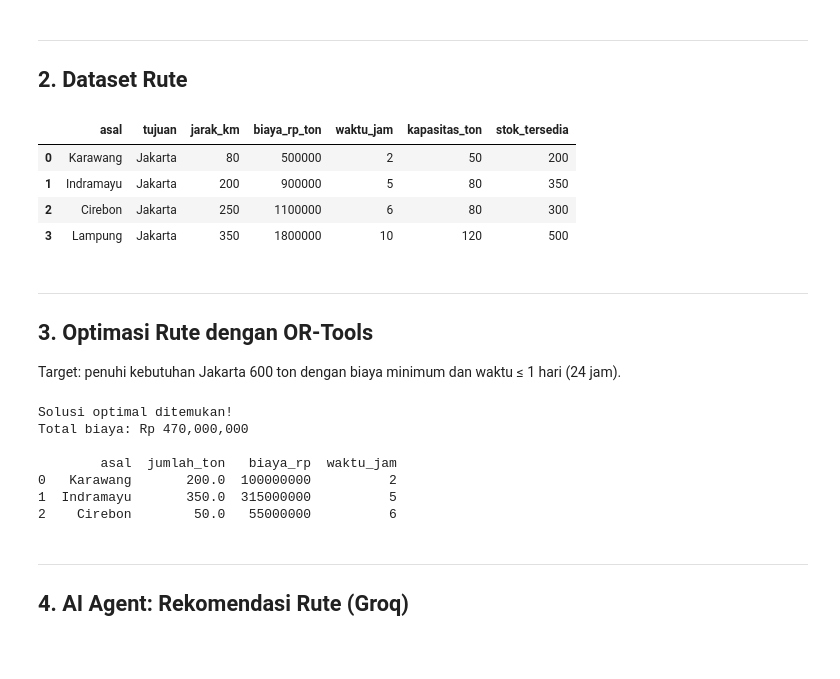
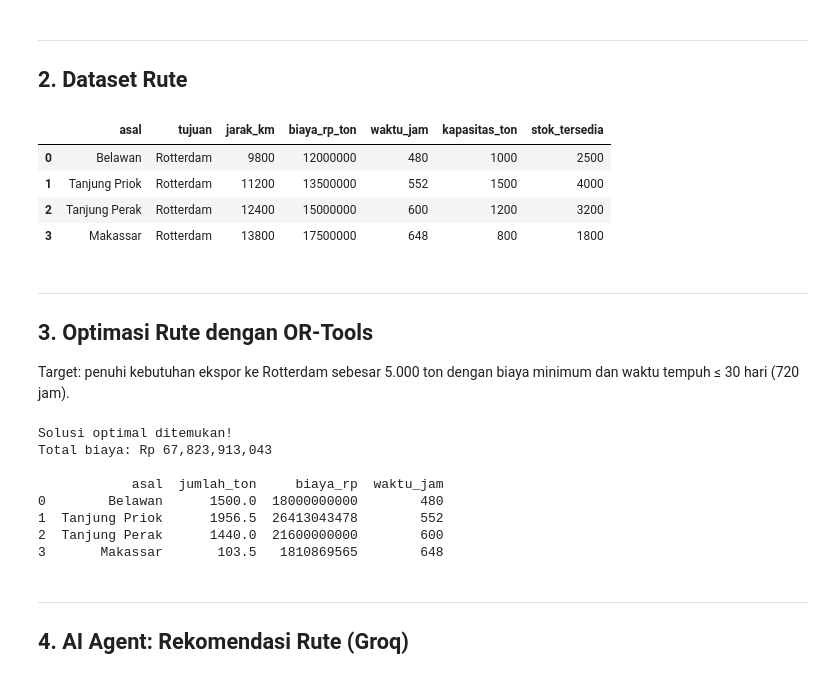
Before and after one commit to isalgi/ds-101, a Jupyter notebook: pertemuan-14.ipynb, the cells around one changed output. Cells and saved outputs as stored; diff of their text form; code cells hidden in the pictures; blank space fills up the shorter version.

```diff
--- a/pertemuan-14.ipynb
+++ b/pertemuan-14.ipynb
@@ -31,40 +31,40 @@ Note: you may need to restart the kernel to use updated packages.
 # %% [markdown]
 ---
 ## 2. Dataset Rute
-# %%
-import pandas as pd
-
-rute = pd.DataFrame({
-    'asal':          ['Karawang', 'Indramayu', 'Cirebon', 'Lampung'],
-    'tujuan':        ['Jakarta'] * 4,
-    'jarak_km':      [80,         200,         250,        350],
-    'biaya_rp_ton':  [500000,     900000,      1100000,    1800000],
-    'waktu_jam':     [2,          5,           6,          10],
-    'kapasitas_ton': [50,         80,          80,         120],
-    'stok_tersedia': [200,        350,         300,        500],   # ton
-})
-
-rute
-# %% [output]
-|  | asal | tujuan | jarak_km | biaya_rp_ton | waktu_jam | kapasitas_ton | stok_tersedia |
-| 0 | Karawang | Jakarta | 80 | 500000 | 2 | 50 | 200 |
-| 1 | Indramayu | Jakarta | 200 | 900000 | 5 | 80 | 350 |
-| 2 | Cirebon | Jakarta | 250 | 1100000 | 6 | 80 | 300 |
-| 3 | Lampung | Jakarta | 350 | 1800000 | 10 | 120 | 500 |
+# %%
+import pandas as pd
+
+rute = pd.DataFrame({
+    'asal':          ['Belawan', 'Tanjung Priok', 'Tanjung Perak', 'Makassar'],
+    'tujuan':        ['Rotterdam'] * 4,
+    'jarak_km':      [9800,       11200,           12400,           13800],
+    'biaya_rp_ton':  [12000000,   13500000,        15000000,        17500000],
+    'waktu_jam':     [480,        552,             600,             648],
+    'kapasitas_ton': [1000,       1500,            1200,            800],
+    'stok_tersedia': [2500,       4000,            3200,            1800],   # ton
+})
+
+rute
+# %% [output]
+|  | asal | tujuan | jarak_km | biaya_rp_ton | waktu_jam | kapasitas_ton | stok_tersedia |
+| 0 | Belawan | Rotterdam | 9800 | 12000000 | 480 | 1000 | 2500 |
+| 1 | Tanjung Priok | Rotterdam | 11200 | 13500000 | 552 | 1500 | 4000 |
+| 2 | Tanjung Perak | Rotterdam | 12400 | 15000000 | 600 | 1200 | 3200 |
+| 3 | Makassar | Rotterdam | 13800 | 17500000 | 648 | 800 | 1800 |
 # %% [markdown]
 ---
 ## 3. Optimasi Rute dengan OR-Tools
 
-Target: penuhi kebutuhan Jakarta 600 ton dengan biaya minimum dan waktu ≤ 1 hari (24 jam).
+Target: penuhi kebutuhan ekspor ke Rotterdam sebesar 5.000 ton dengan biaya minimum dan waktu tempuh ≤ 30 hari (720 jam).
 # %%
 from ortools.linear_solver import pywraplp
 
 solver = pywraplp.Solver.CreateSolver('SCIP')
 
-KEBUTUHAN = 600  # ton
-BATAS_WAKTU = 24  # jam
+KEBUTUHAN = 5000  # ton
+BATAS_WAKTU = 720  # jam (30 hari)
 
-# Variabel: jumlah ton yang dikirim dari setiap asal
+# Variabel: jumlah ton yang dikirim dari setiap pelabuhan asal
 x = [
     solver.NumVar(0.0, float(rute.loc[i, 'stok_tersedia']), f"x_{rute.loc[i, 'asal']}")
     for i in range(len(rute))
@@ -99,12 +99,13 @@ else:
     print("Solusi tidak ditemukan.")
 # %% [output]
 Solusi optimal ditemukan!
-Total biaya: Rp 470,000,000
+Total biaya: Rp 67,823,913,043
 
-        asal  jumlah_ton   biaya_rp  waktu_jam
-0   Karawang       200.0  100000000          2
-1  Indramayu       350.0  315000000          5
-2    Cirebon        50.0   55000000          6
+            asal  jumlah_ton     biaya_rp  waktu_jam
+0        Belawan      1500.0  18000000000        480
+1  Tanjung Priok      1956.5  26413043478        552
+2  Tanjung Perak      1440.0  21600000000        600
+3       Makassar       103.5   1810869565        648
 # %% [markdown]
 ---
 ## 4. AI Agent: Rekomendasi Rute (Groq)
```
Also changed, not shown: parts of 2 cells of this notebook, 21 other files.
